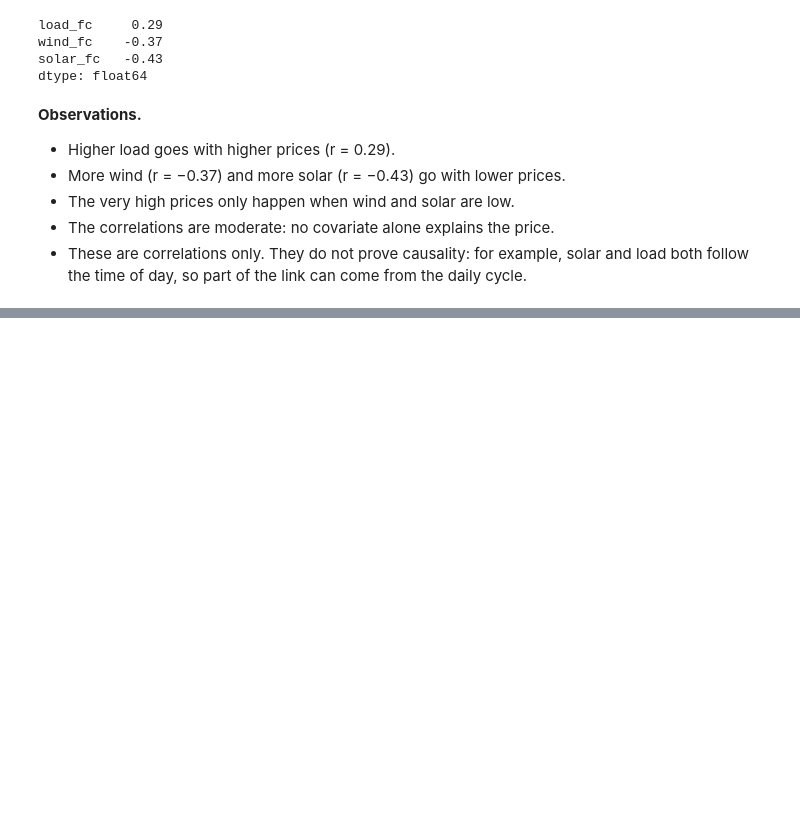
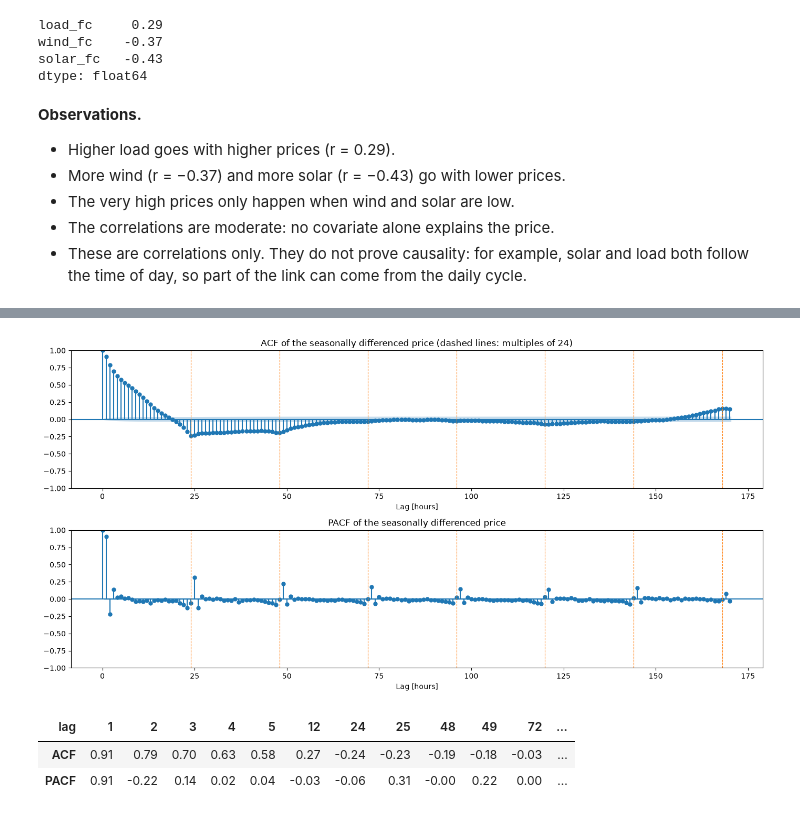
Before and after one commit to aladinsn/electricity-price-forecasting, a Jupyter notebook: notebooks/02_exploration.ipynb, the cells around one changed output, grey strips where cells are left out. Cells and saved outputs as stored; diff of their text form; code cells hidden in the pictures; blank space fills up the shorter version.

```diff
--- a/notebooks/02_exploration.ipynb
+++ b/notebooks/02_exploration.ipynb
@@ -264,0 +300,25 @@ dtype: float64
+# %%
+from statsmodels.graphics.tsaplots import plot_pacf
+
+fig, axes = plt.subplots(2, 1, figsize=(14, 7))
+plot_acf(d24, lags=170, ax=axes[0])
+plot_pacf(d24, lags=170, ax=axes[1], method="ywm")
+for ax in axes:
+    for lag in [24, 48, 72, 96, 120, 144, 168]:
+        ax.axvline(lag, color="C1", ls="--", lw=0.8)   # seasonal lags (multiples of 24)
+    ax.set_xlabel("Lag [hours]")
+axes[0].set_title("ACF of the seasonally differenced price (dashed lines: multiples of 24)")
+axes[1].set_title("PACF of the seasonally differenced price")
+fig.tight_layout()
+fig.savefig(cfg.FIGURES_DIR / "sarima_acf_pacf_diff24.png", dpi=150)
+plt.show()
+
+from statsmodels.tsa.stattools import acf, pacf
+
+lags = [1, 2, 3, 4, 5, 12, 24, 25, 48, 49, 72, 168]
+pd.DataFrame({"ACF": acf(d24, nlags=168)[lags], "PACF": pacf(d24, nlags=168, method="ywm")[lags]}, index=pd.Index(lags, name="lag")).round(2).T
+# %% [output]
+[figure, added]
+| lag | 1 | 2 | 3 | 4 | 5 | 12 | 24 | 25 | 48 | 49 | 72 | ... |
+| ACF | 0.91 | 0.79 | 0.70 | 0.63 | 0.58 | 0.27 | -0.24 | -0.23 | -0.19 | -0.18 | -0.03 | ... |
+| PACF | 0.91 | -0.22 | 0.14 | 0.02 | 0.04 | -0.03 | -0.06 | 0.31 | -0.00 | 0.22 | 0.00 | ... |
```
Also changed, not shown: parts of 16 cells of this notebook, 3 other files.
